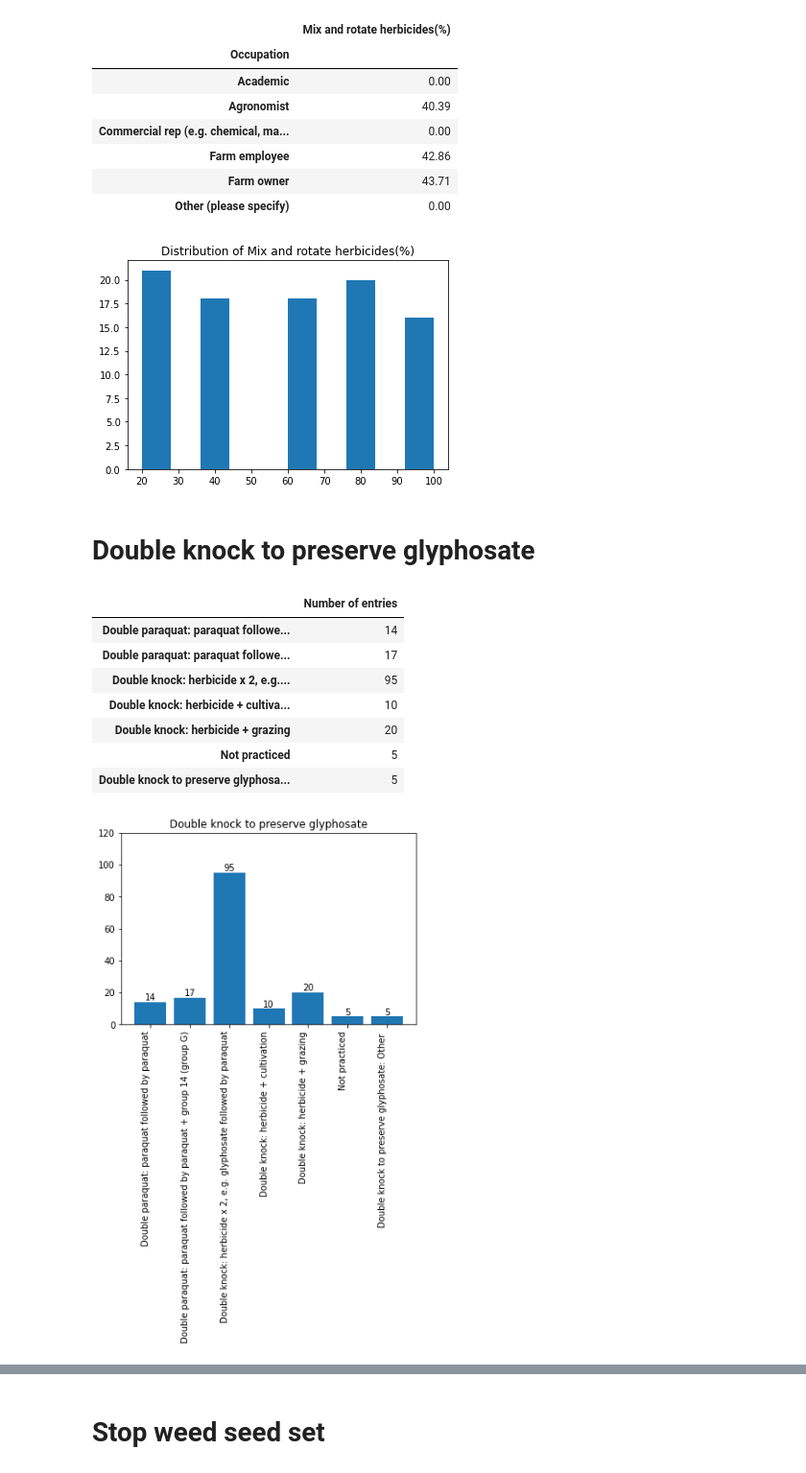
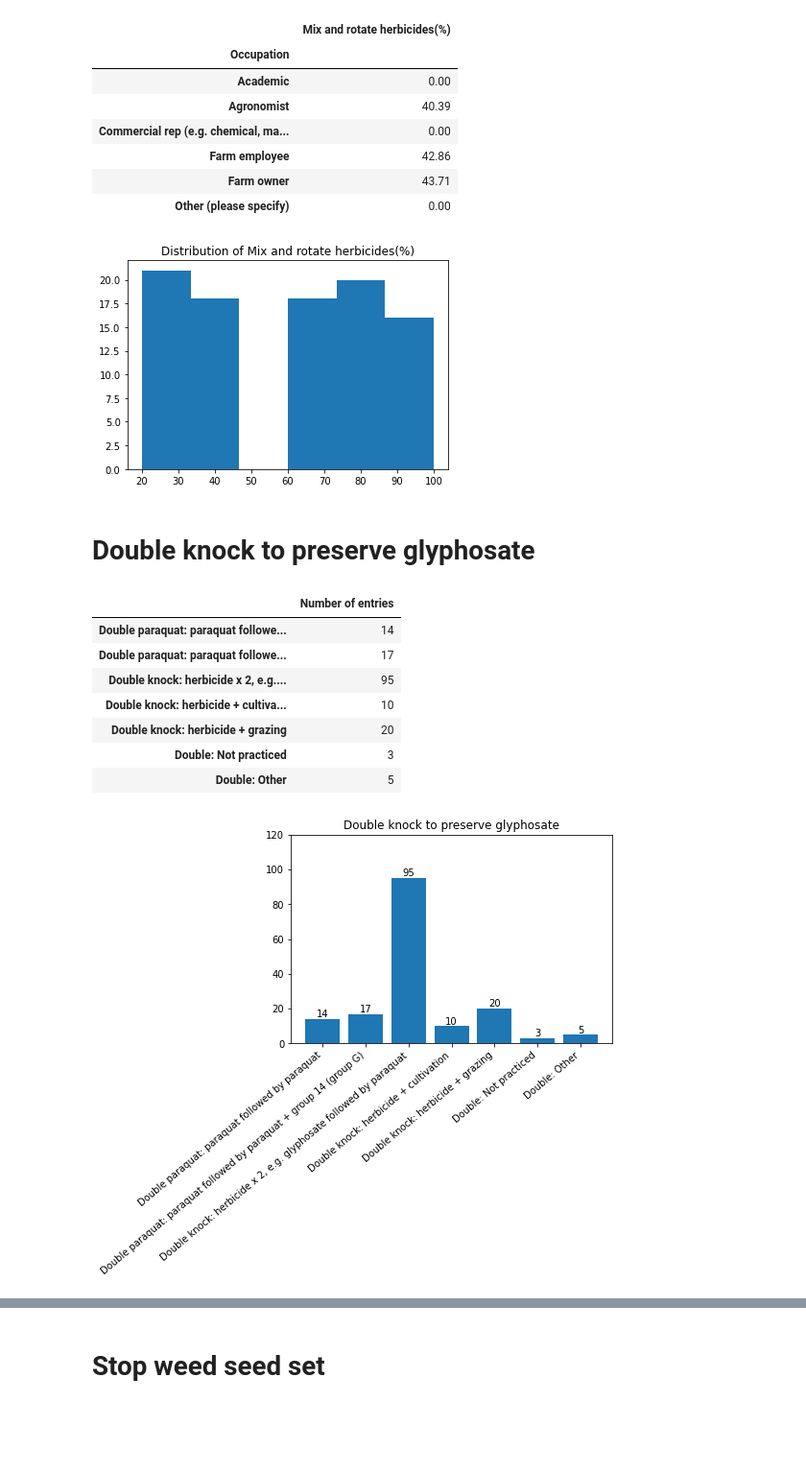
Before and after one commit to pyagoubi/Stuff, a Jupyter notebook: Weedsmart.ipynb, the cells around one changed output, grey strips where cells are left out. Shown at 96% size. Saved outputs shown, nothing was run; the diff lists cells and outputs as text; code cells hidden in the pictures; blank space fills up the shorter version.

```diff
--- a/Weedsmart.ipynb
+++ b/Weedsmart.ipynb
@@ -13,2 +14,6 @@ import seaborn as sns
 # %%
 data = pd.read_excel('/content/drive/MyDrive/upwork3/WeedSmart_v6.xlsx')
+
+df_clean = pd.read_excel('/content/drive/MyDrive/upwork3/WeedSmart_clean.xlsx')
+
+df_clean =df_clean.replace('Commercial rep (e.g. chemical, machinery)', 'Commercial Rep')
@@ -256,9 +359,9 @@ df_mix.groupby('Occupation').mean()
 | Other (please specify) | 0.00 |
 # %%
 plt.title('Distribution of Mix and rotate herbicides(%)')
-plt.hist(df_mix.loc[df_mix['Mix and rotate herbicides(%)']>0, 'Mix and rotate herbicides(%)'], bins =10)
+plt.hist(df_mix.loc[df_mix['Mix and rotate herbicides(%)']>0, 'Mix and rotate herbicides(%)'], bins =6)
 plt.show()
 # %% [output]
-[figure, old version]
+[figure, new version]
 # %% [markdown]
 # Double knock to preserve glyphosate
@@ -265,14 +372,10 @@ plt.show()
 # %%
-df_clean = pd.read_excel('/content/drive/MyDrive/upwork3/WeedSmart_clean.xlsx')
+#df_clean = pd.read_excel('/content/drive/MyDrive/upwork3/WeedSmart_clean.xlsx')
 
 dknock_col = ['Occupation',
-              'Double paraquat: paraquat followed by paraquat',
-              'Double paraquat: paraquat followed by paraquat + group 14 (group G)',
-              'Double knock: herbicide x 2, e.g. glyphosate followed by paraquat',
+              'Double paraquat: paraquat followed by paraquat','Double paraquat: paraquat followed by paraquat + group 14 (group G)','Double knock: herbicide x 2, e.g. glyphosate followed by paraquat',
               'Double knock: herbicide + cultivation',
-              'Double knock: herbicide + grazing',
-              'Not practiced',
-              'Double knock to preserve glyphosate: Other ']
+                'Double knock: herbicide + grazing','Double: Not practiced','Double: Other']
 
 
 dknock_summary = pd.DataFrame(df_clean[dknock_col].groupby('Occupation').count().sum(), columns = ['Number of entries'])
@@ -284,18 +387,18 @@ display(dknock_summary)
 | Double knock: herbicide x 2, e.g.... | 95 |
 | Double knock: herbicide + cultiva... | 10 |
 | Double knock: herbicide + grazing | 20 |
-| Not practiced | 5 |
-| Double knock to preserve glyphosa... | 5 |
+| Double: Not practiced | 3 |
+| Double: Other | 5 |
 # %%
 fig, ax = plt.subplots(1,1)
 plt.title('Double knock to preserve glyphosate')
 ax.bar(dknock_summary.index,dknock_summary['Number of entries'])
-ax.set_xticks(ax.get_xticks(), ax.get_xticklabels(), rotation=90, ha='right')
+ax.set_xticks(ax.get_xticks(), ax.get_xticklabels(), rotation=40, ha='right')
 ax.bar_label(ax.containers[0], label_type='edge')
 ax.set_ylim(0, 120)
 plt.show()
 # %% [output]
-[figure, old version]
+[figure, new version]
 # %%
 cols = dknock_col[1:]
 fig, ax = plt.subplots(4,2, figsize=(12,20))
```
Also changed, not shown: parts of 32 cells of this notebook.
